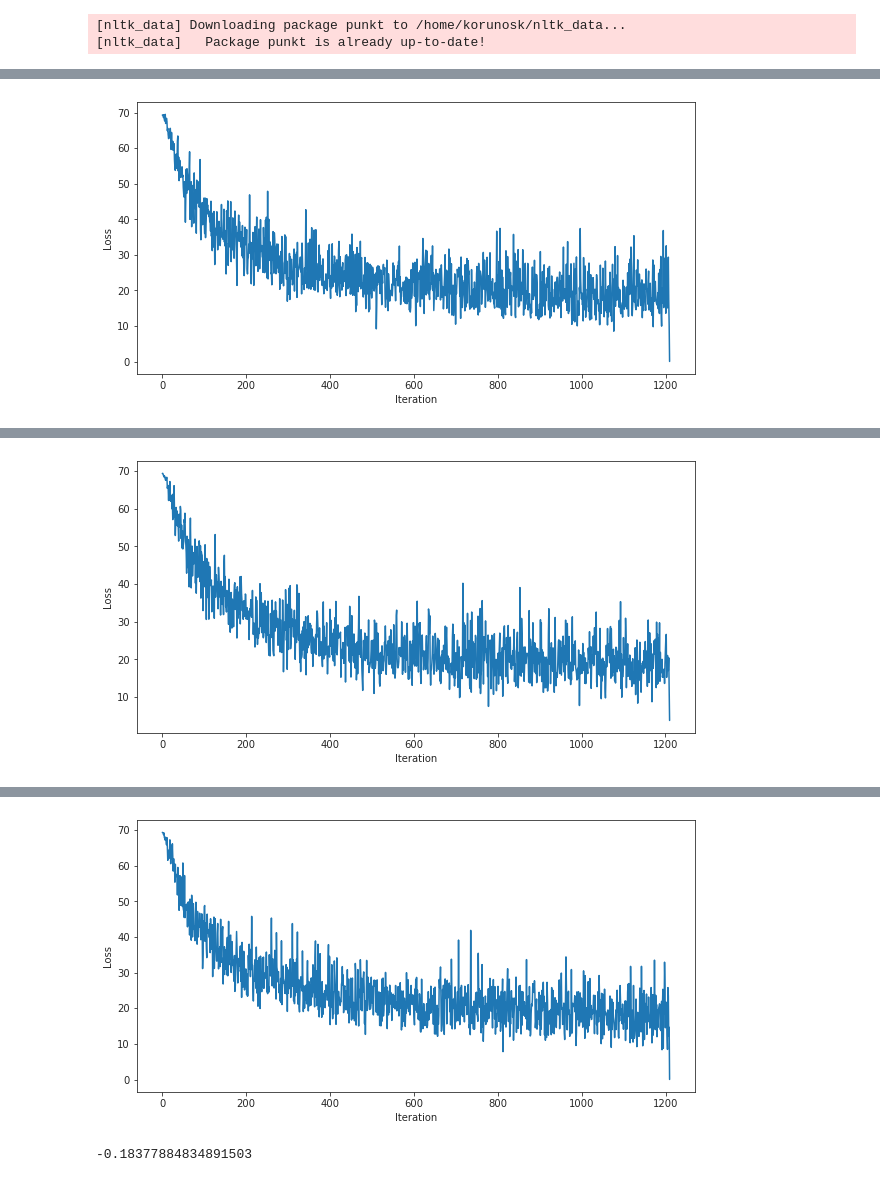
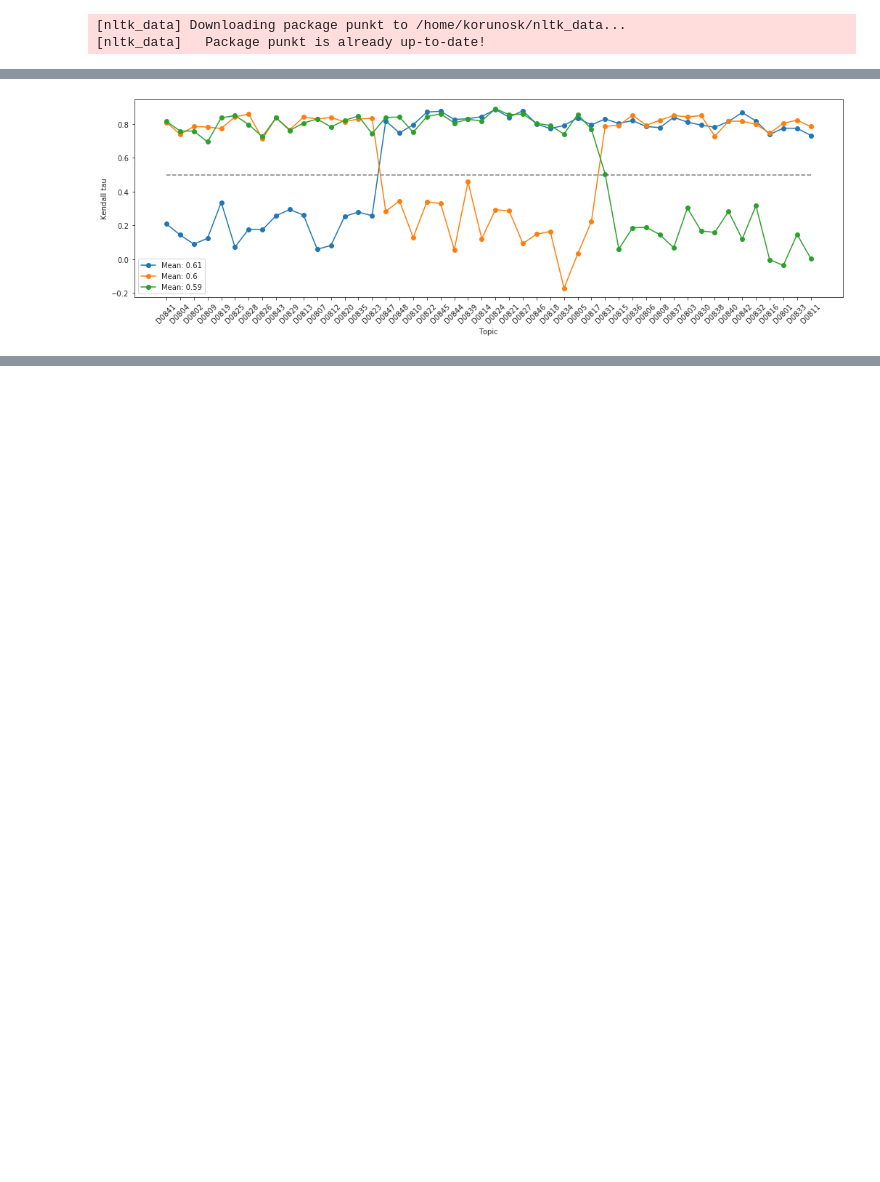
Before and after one commit to korunosk/geometry-of-text-summarization, a Jupyter notebook: cross-validate.ipynb, the cells around one changed output, grey strips where cells are left out. Cells and saved outputs as stored; diff of their text form; code cells hidden in the pictures; blank space fills up the shorter version.

```diff
--- a/cross-validate.ipynb
+++ b/cross-validate.ipynb
@@ -154,55 +154,55 @@ def execute():
 
     transform = transforms.Compose([Normalize(), ToTensor()])
 
-    for model_num, (train_index, test_index) in enumerate(KFold(n_splits=3).split(topic_ids)):
+#     for model_num, (train_index, test_index) in enumerate(KFold(n_splits=3).split(topic_ids)):
 
-        topic_ids_train = topic_ids[train_index]
-        topic_ids_test  = topic_ids[test_index]
+#         topic_ids_train = topic_ids[train_index]
+#         topic_ids_test  = topic_ids[test_index]
 
-        tuples_train = tuples_data[np.isin(tuples_data[:,0], topic_ids_train)]
-        tuples_test  = tuples_data[np.isin(tuples_data[:,0], topic_ids_test)]
+#         tuples_train = tuples_data[np.isin(tuples_data[:,0], topic_ids_train)]
+#         tuples_test  = tuples_data[np.isin(tuples_data[:,0], topic_ids_test)]
 
-        dataset_train = TACDatasetClassification(tuples_train, transform)
-        dataset_test  = TACDatasetClassification(tuples_test, transform)
+#         dataset_train = TACDatasetClassification(tuples_train, transform)
+#         dataset_test  = TACDatasetClassification(tuples_test, transform)
 
-        neural_net_sinkhorn_pr_model = NeuralNetSinkhornPRModel(config).to(device=cuda)
+#         neural_net_sinkhorn_pr_model = NeuralNetSinkhornPRModel(config).to(device=cuda)
 
-        criterion = nn.BCELoss()
-        optimizer = optim.Adam(neural_net_sinkhorn_pr_model.parameters(), lr=config['learning_rate'])
+#         criterion = nn.BCELoss()
+#         optimizer = optim.Adam(neural_net_sinkhorn_pr_model.parameters(), lr=config['learning_rate'])
 
-        loss = []
+#         loss = []
 
-        data_loader_train = DataLoader(dataset_train, batch_size=config['batch_size'], shuffle=True, collate_fn=lambda x: x)
+#         data_loader_train = DataLoader(dataset_train, batch_size=config['batch_size'], shuffle=True, collate_fn=lambda x: x)
 
-        for i, batch in enumerate(data_loader_train):
-            optimizer.zero_grad()
+#         for i, batch in enumerate(data_loader_train):
+#             optimizer.zero_grad()
 
-            L = 0.0
+#             L = 0.0
 
-            for sample in batch:
-                d, s1, s2, y = sample
+#             for sample in batch:
+#                 d, s1, s2, y = sample
 
-                y_hat = neural_net_sinkhorn_pr_model(d.to(device=cuda),
-                                                     s1.to(device=cuda),
-                                                     s2.to(device=cuda))
+#                 y_hat = neural_net_sinkhorn_pr_model(d.to(device=cuda),
+#                                                      s1.to(device=cuda),
+#                                                      s2.to(device=cuda))
 
-                L += criterion(y_hat, y.to(device=cuda))
+#                 L += criterion(y_hat, y.to(device=cuda))
 
-            L.backward()
+#             L.backward()
 
-            optimizer.step()
+#             optimizer.step()
 
-            loss.append(L.item())
+#             loss.append(L.item())
 
-            # if i % 100 == 0:
-            print(f'Train Loss: {loss[-1]:.4f}')
+#             # if i % 100 == 0:
+#             print(f'Train Loss: {loss[-1]:.4f}')
 
-        neural_net_sinkhorn_pr_model.save(f'neural_net_sinkhorn_pr_model_cv_{model_num + 1}.pt')
+#         neural_net_sinkhorn_pr_model.save(f'neural_net_sinkhorn_pr_model_cv_{model_num + 1}.pt')
 
-        fig = plt.figure(figsize=(10,5))
-        ax = fig.add_subplot(1,1,1)
-        plot_loss(ax, loss)
-        plt.show()
+#         fig = plt.figure(figsize=(10,5))
+#         ax = fig.add_subplot(1,1,1)
+#         plot_loss(ax, loss)
+#         plt.show()
 
     def experiment(model, data):
         document_embs, summary_embs, indices, pyr_scores, summ_ids = data
@@ -238,7 +238,7 @@ def execute():
                                          topic_ids_test,
                                          experiment))
 
-    print(np.mean(scores))
+    print(-np.mean(scores))
 
     x = np.arange(len(dataset.keys()))
     fig = plt.figure(figsize=(17.5,5))
@@ -276 +260 @@ Train Loss: 0.0375
-[figure, old version]
+[figure, new version]
@@ -294 +260,0 @@ Train Loss: 3.8171
-[figure, removed]
@@ -312,2 +260,0 @@ Train Loss: 0.0228
-[figure, removed]
--0.18377884834891503
```
Also changed, not shown: parts of 3 cells of this notebook, 1 other file.
